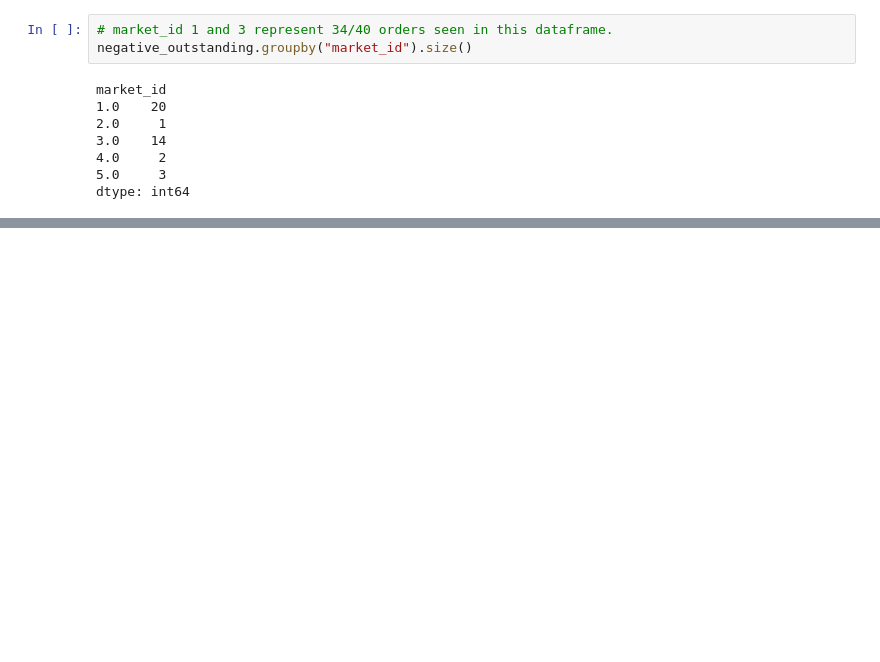
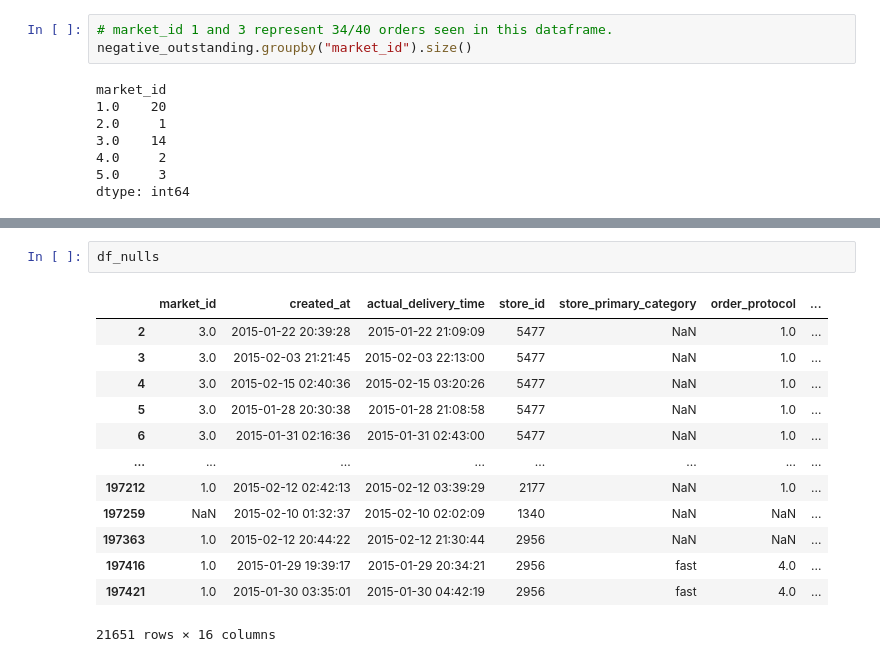
Before and after one commit to dklim-git/DoorDash-Project, a Jupyter notebook: data_clean.ipynb, the cells around one changed output, grey strips where cells are left out. Cells and saved outputs as stored; diff of their text form; blank space fills up the shorter version.

```diff
--- a/data_clean.ipynb
+++ b/data_clean.ipynb
@@ -358,0 +385,16 @@ dtype: int64
+# %%
+df_nulls
+# %% [output]
+|  | market_id | created_at | actual_delivery_time | store_id | store_primary_category | order_protocol | ... |
+| 2 | 3.0 | 2015-01-22 20:39:28 | 2015-01-22 21:09:09 | 5477 | NaN | 1.0 | ... |
+| 3 | 3.0 | 2015-02-03 21:21:45 | 2015-02-03 22:13:00 | 5477 | NaN | 1.0 | ... |
+| 4 | 3.0 | 2015-02-15 02:40:36 | 2015-02-15 03:20:26 | 5477 | NaN | 1.0 | ... |
+| 5 | 3.0 | 2015-01-28 20:30:38 | 2015-01-28 21:08:58 | 5477 | NaN | 1.0 | ... |
+| 6 | 3.0 | 2015-01-31 02:16:36 | 2015-01-31 02:43:00 | 5477 | NaN | 1.0 | ... |
+| ... | ... | ... | ... | ... | ... | ... | ... |
+| 197212 | 1.0 | 2015-02-12 02:42:13 | 2015-02-12 03:39:29 | 2177 | NaN | 1.0 | ... |
+| 197259 | NaN | 2015-02-10 01:32:37 | 2015-02-10 02:02:09 | 1340 | NaN | NaN | ... |
+| 197363 | 1.0 | 2015-02-12 20:44:22 | 2015-02-12 21:30:44 | 2956 | NaN | NaN | ... |
+| 197416 | 1.0 | 2015-01-29 19:39:17 | 2015-01-29 20:34:21 | 2956 | fast | 4.0 | ... |
+| 197421 | 1.0 | 2015-01-30 03:35:01 | 2015-01-30 04:42:19 | 2956 | fast | 4.0 | ... |
+21651 rows × 16 columns
```
Also changed, not shown: parts of 6 cells of this notebook.
